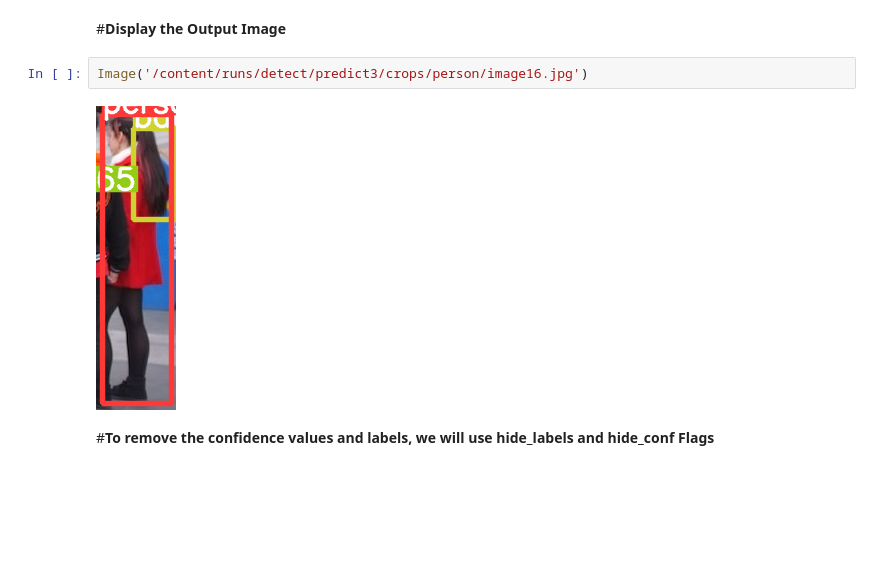
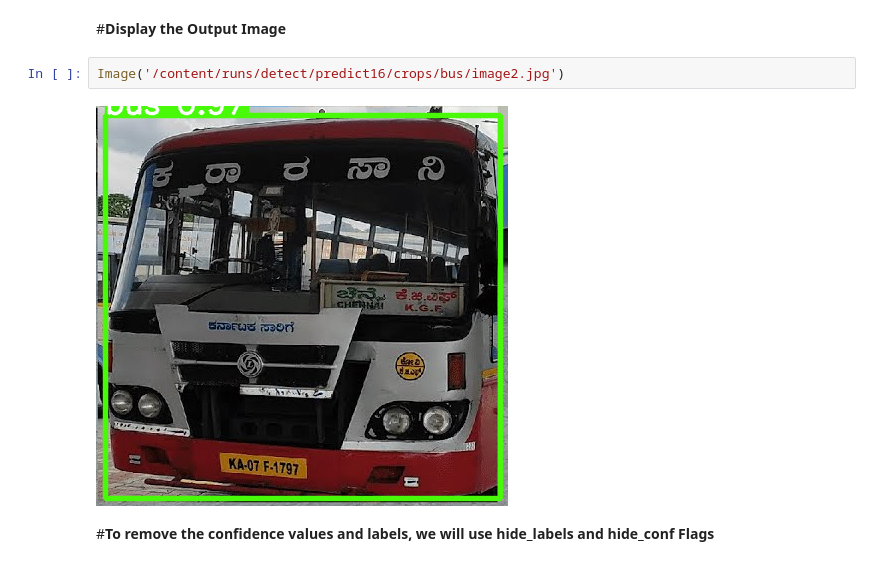
Before and after one commit to learnvisionAI/ObjectDetection_YOLO, a Jupyter notebook: Session1_YOLOV8_Inference/YOLOv8_Introduction.ipynb, the cells around one changed output. Saved outputs shown, nothing was run; the diff lists cells and outputs as text; blank space fills up the shorter version.

```diff
--- a/Session1_YOLOV8_Inference/YOLOv8_Introduction.ipynb
+++ b/Session1_YOLOV8_Inference/YOLOv8_Introduction.ipynb
@@ -111,9 +137,9 @@ Results saved to runs/detect/predict3
 # %% [markdown]
 #**Display the Output Image**
 # %%
-Image('/content/runs/detect/predict3/crops/person/image16.jpg')
+Image('/content/runs/detect/predict16/crops/bus/image2.jpg')
 # %% [output]
-[figure, old version]
+[figure, new version]
 # %% [markdown]
 #**To remove the confidence values and labels, we will use hide_labels and hide_conf Flags**
 # %%
```
Also changed, not shown: parts of 21 cells of this notebook.
